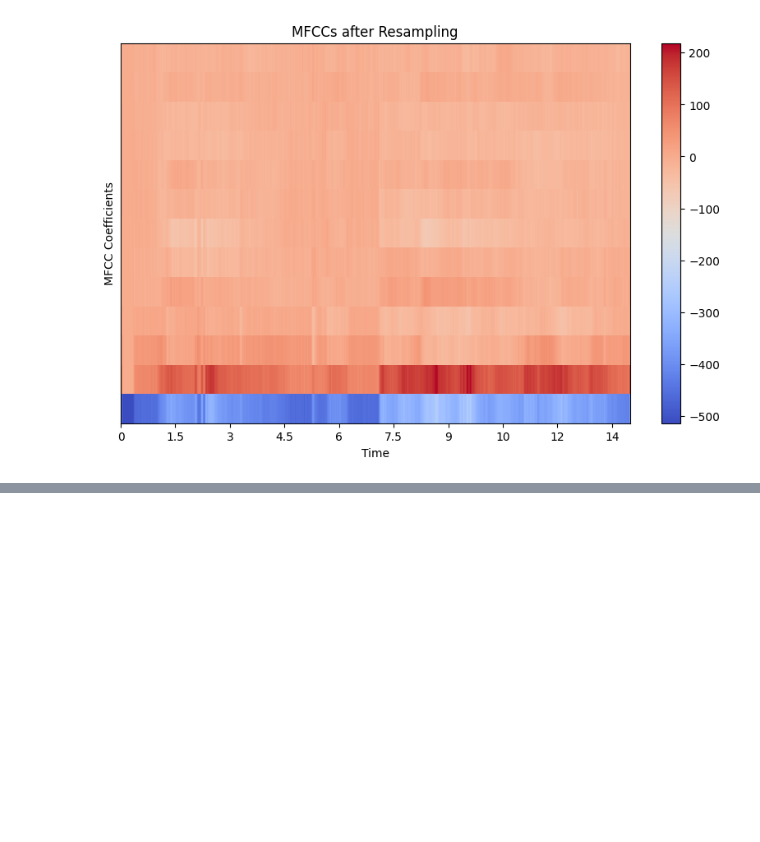
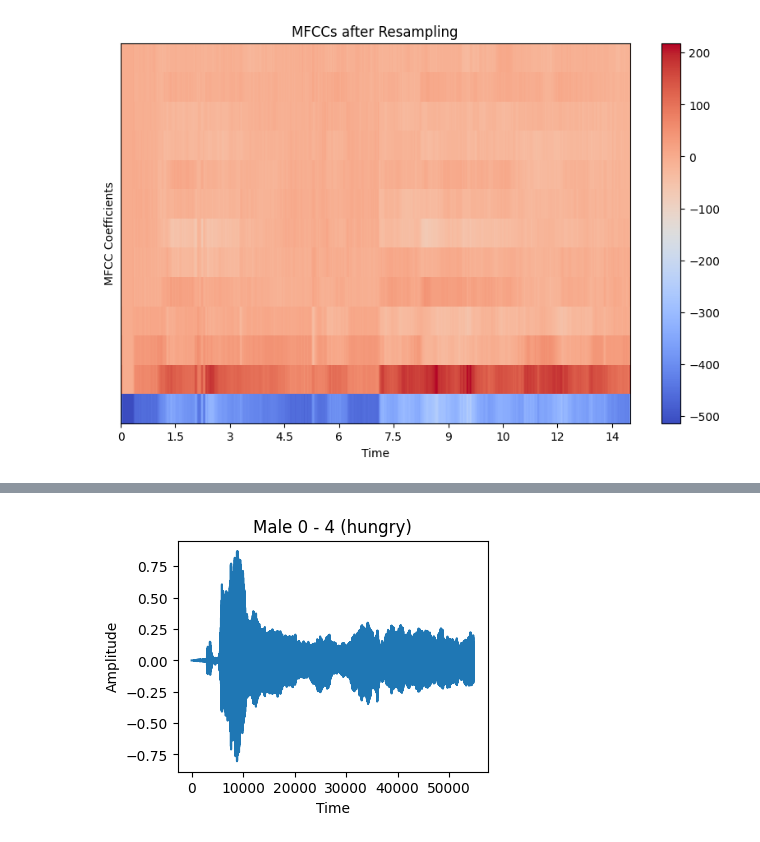
Before and after one commit to Deirdre-cyber/fyp-development, a Jupyter notebook: code/exploration_notebook.ipynb, the cells around one changed output, grey strips where cells are left out. Drawn from its saved outputs; the diff is of its cells as text; code cells hidden in the pictures; blank space fills up the shorter version.

Commit message:
Investigated various augmentation techniques. Updates reqs.txt

```diff
--- a/code/exploration_notebook.ipynb
+++ b/code/exploration_notebook.ipynb
@@ -177,0 +179,10 @@ plt.show()
+# %%
+# before augmentation
+plt.figure(figsize=(4, 3))
+plt.plot(audio_data)
+plt.title('Male 0 - 4 (hungry)')
+plt.xlabel('Time')
+plt.ylabel('Amplitude')
+plt.show()
+# %% [output]
+[figure, added]
```
Also changed, not shown: parts of 45 cells of this notebook, 2 other files.
